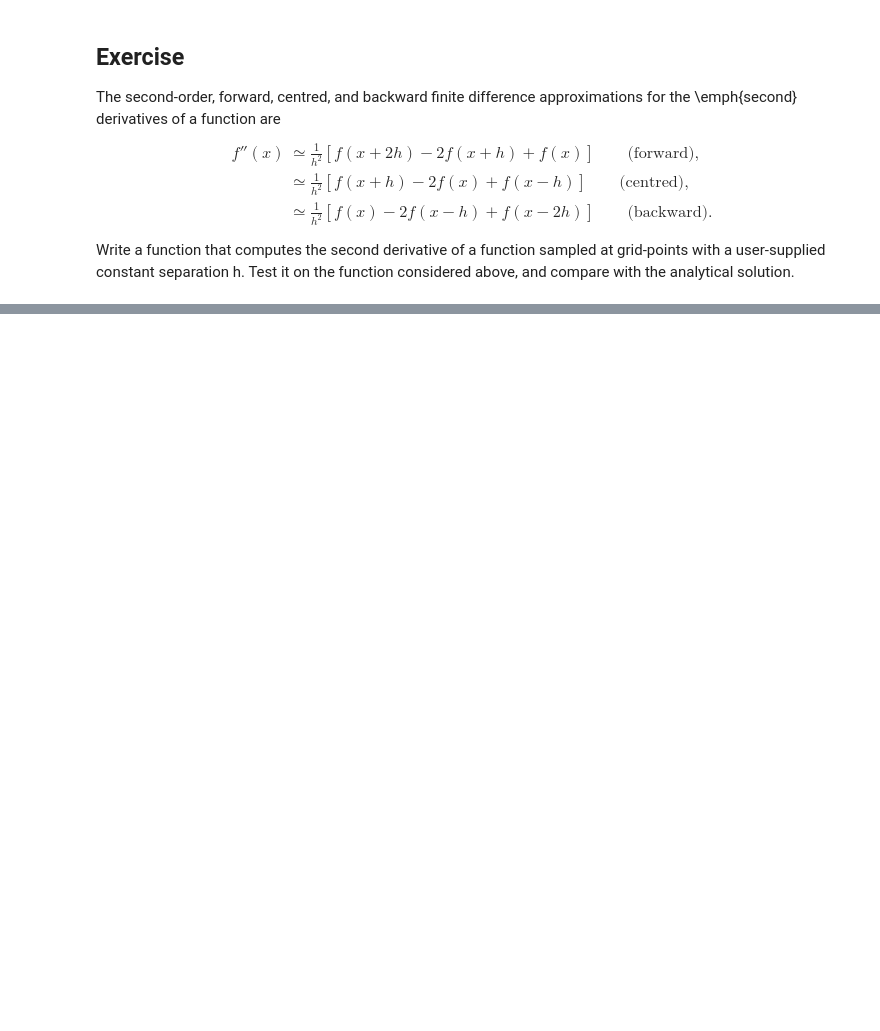
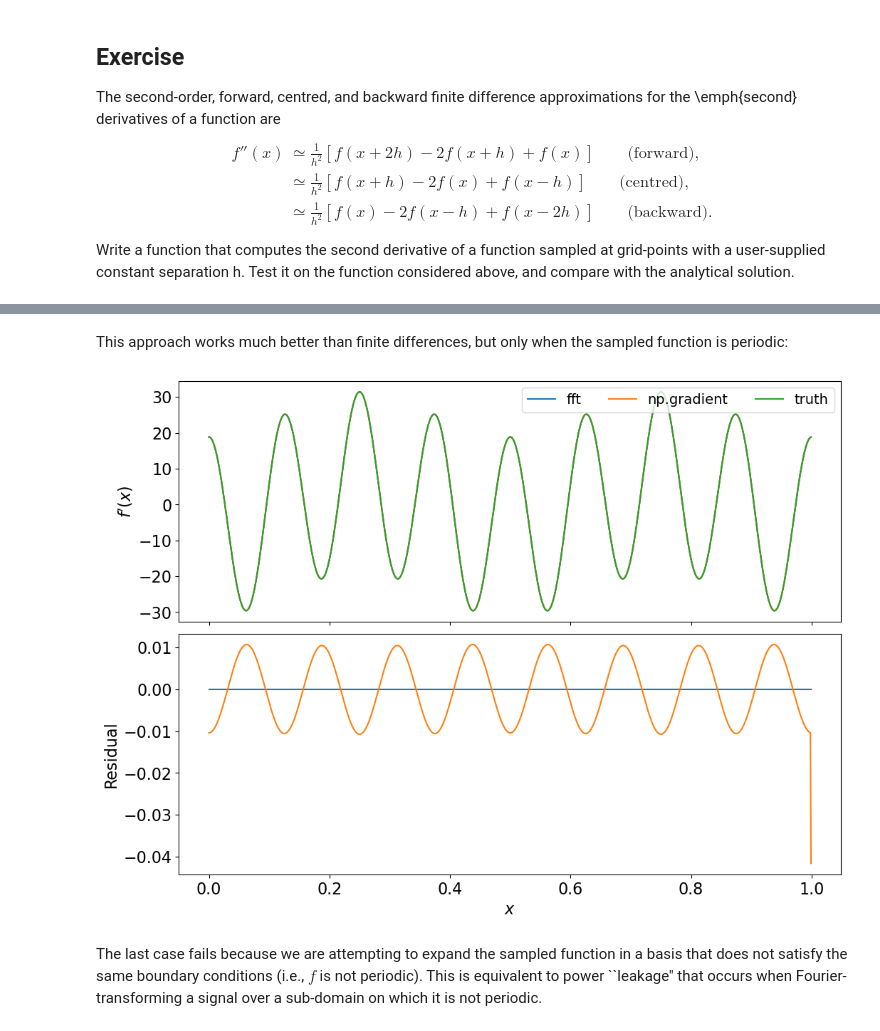
Before and after one commit to CITA/CTA200H, a Jupyter notebook: lecture_4_numerical_python/3_differentiation.ipynb, the cells around one changed output, grey strips where cells are left out. Drawn from its saved outputs; the diff is of its cells as text; code cells hidden in the pictures; blank space fills up the shorter version.

Commit message:
added intro to spectral to 3_differentiation

```diff
--- a/lecture_4_numerical_python/3_differentiation.ipynb
+++ b/lecture_4_numerical_python/3_differentiation.ipynb
@@ -82,0 +127,49 @@ Write a function that computes the second derivative of a function sampled at gr
+# %%
+from scipy.fft import fft,fftshift
+
+def dfft(ff,xx):
+    N = xx.size
+    cn= fftshift(fft(ff)*2*np.pi/N) # fftshift "unwraps" a Nyquist shift introduced by fft
+    nn= np.arange(N) - int(N/2)
+
+    # create 2D meshes of grid-points and indices/coefficients (not strictly
+    # necessary, but it makes the following reconstruction easier):
+    X,Nn = np.meshgrid(xx,nn,indexing='ij')
+    Cn = np.meshgrid(xx,cn,indexing='ij')[1]
+
+    # compute derivative:
+    dfdx = np.sum(1.j*Nn*Cn*np.exp(2.j*np.pi*X*Nn),axis=1)
+    return dfdx
+# %% [markdown]
+This approach works much better than finite differences, but only when the sampled function is periodic:
+# %%
+xx = np.linspace(0,1,1000,endpoint=False)
+
+ff = np.cos(5*2*np.pi*xx)*np.sin(3*2*np.pi*xx)
+dfdx= -10*np.pi*np.sin(10*np.pi*xx)*np.sin(6*np.pi*xx) \
+      +6* np.pi*np.cos(10*np.pi*xx)*np.cos(6*np.pi*xx)
+
+# # a stiffer example:
+# ff = np.cos(2*np.pi*xx)/(1. + 0.99*np.sin(2*np.pi*xx))
+# dfdx =-2*np.pi*np.sin(2*np.pi*xx)/(1. + 0.99*np.sin(2*np.pi*xx)) \
+#       -np.cos(2*np.pi*xx)/(1. + 0.99*np.sin(2*np.pi*xx))**2*2*np.pi*0.99*np.cos(2*np.pi*xx)
+
+# # a non-periodic function:
+# ff = np.cos(20*xx)*np.exp(-2*xx)
+# dfdx = -20*np.sin(20*xx)*np.exp(-2*xx) - 2*np.cos(20*xx)*np.exp(-2*xx)
+
+f,ax = plt.subplots(2,1,figsize=(12,9),sharex=True)
+ax[0].plot(xx,dfft(ff,xx),label='fft')
+ax[0].plot(xx,np.gradient(ff,xx),label='np.gradient')
+ax[0].plot(xx,dfdx,label='truth')
+ax[1].plot(xx,dfft(ff,xx)-dfdx)
+ax[1].plot(xx,np.gradient(ff,xx)-dfdx)
+ax[1].set_xlabel('$x$')
+ax[0].set_ylabel("$f'(x)$")
+ax[1].set_ylabel('Residual')
+ax[0].legend(ncol=3,fontsize=14)
+plt.subplots_adjust(hspace=0.05)
+# %% [output]
+[figure, added]
+# %% [markdown]
+The last case fails because we are attempting to expand the sampled function in a basis that does not satisfy the same boundary conditions (i.e., $f$ is not periodic). This is equivalent to power ``leakage'' that occurs when Fourier-transforming a signal over a sub-domain on which it is not periodic.
```
Also changed, not shown: parts of 3 cells of this notebook.
